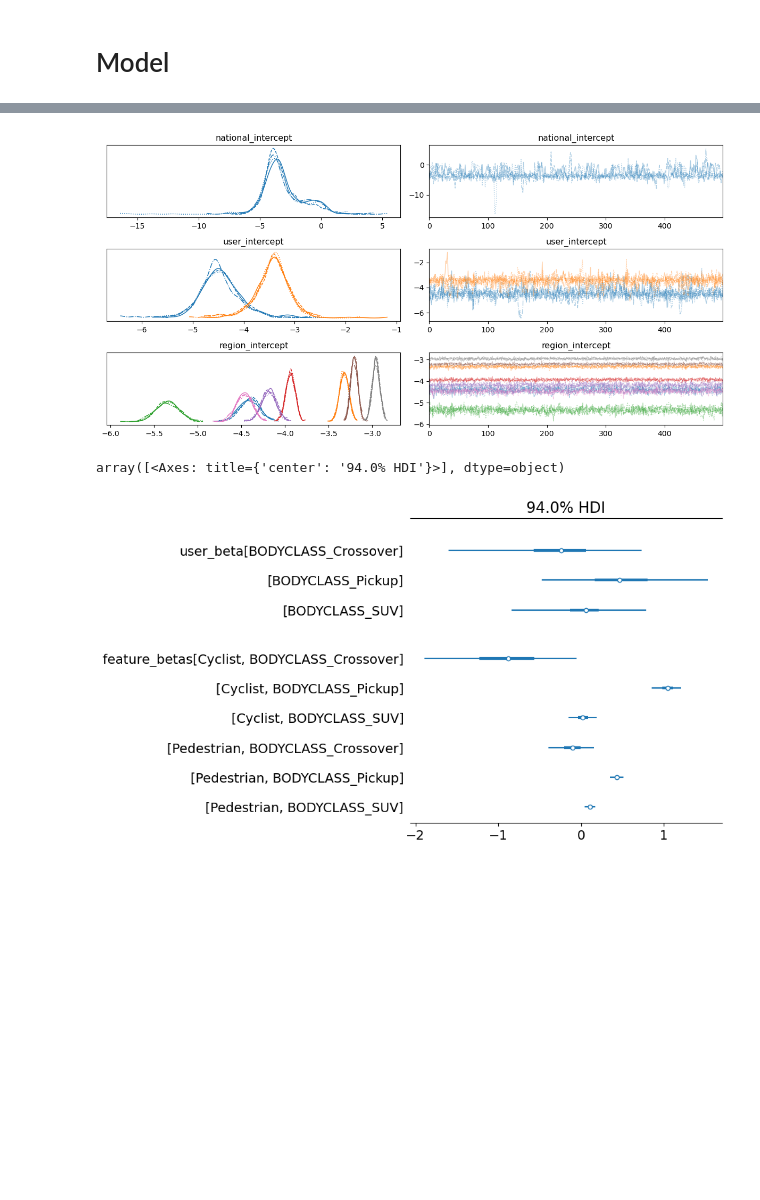
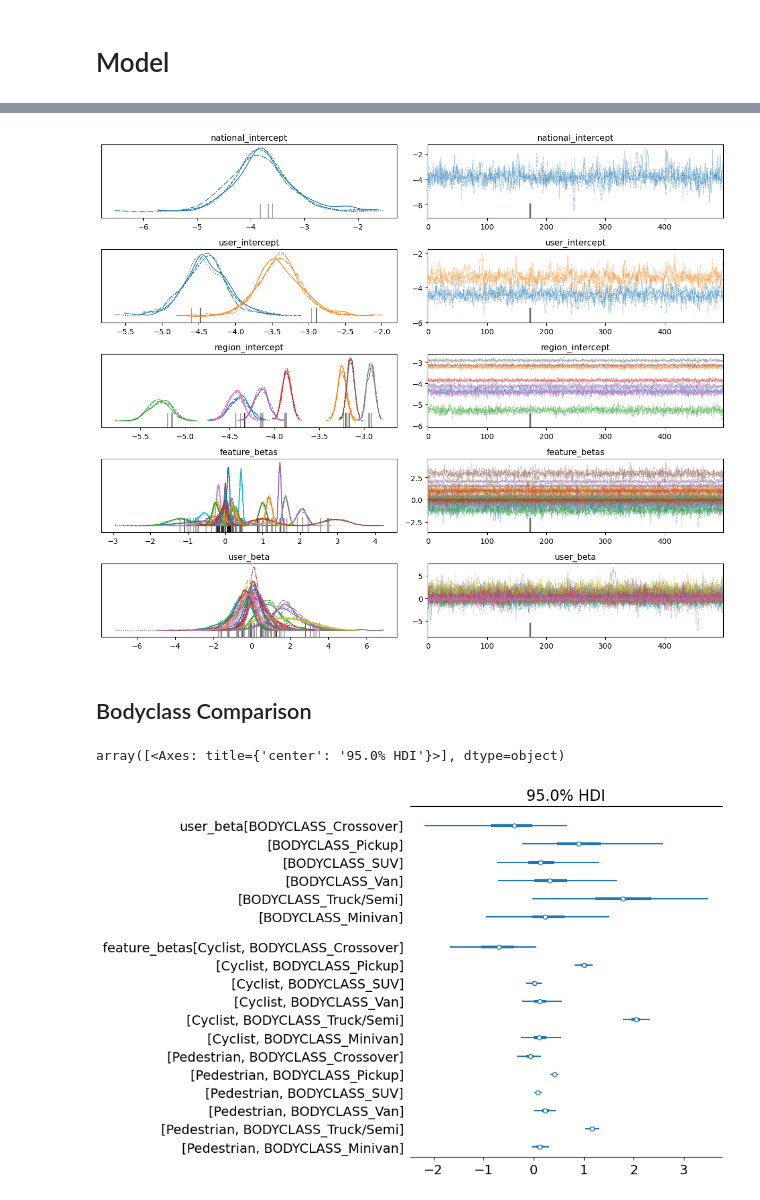
Before and after one commit to mcanearm/road_fatilities, a Jupyter notebook: analysis.ipynb, the cells around one changed output, grey strips where cells are left out. Drawn from its saved outputs; the diff is of its cells as text; code cells hidden in the pictures; blank space fills up the shorter version.

Commit message:
Add images and try HMC sampling to get latent sites

```diff
--- a/analysis.ipynb
+++ b/analysis.ipynb
@@ -305,6 +307,7 @@ controls_df = (
             "BODYCLASS",
             "CGP_merged",
             "ALCOHOL_INVOLVED",
+            "TRAV_SP",
         )
     )
 )
@@ -427,13 +430,16 @@ def model(X, weights=None, y=None):
         user_beta = numpyro.sample("user_beta", dist.Laplace(0, beta_sigma))
 
         with numpyro.plate("beta_ped_plate", 2):
-            beta_ped_var = numpyro.sample("beta_ped_var", dist.InverseGamma(1, 1))
             # allow separate betas for pedestrians and for cyclists to see if the effects
             # of safety features and the control variables are different
             # see if the overall effect differs based on the non-vehicle road user type
-            feature_betas = numpyro.sample(
-                "feature_betas", dist.Laplace(user_beta, beta_sigma)
+            weight_mat = numpyro.sample(
+                "weight_mat", dist.Laplace(user_beta, beta_sigma)
             )
+            inclusion_prob = numpyro.sample("inclusion_prob", dist.Beta(1, 1))
+            include = numpyro.sample("include", dist.Bernoulli(inclusion_prob))
+
+    feature_betas = numpyro.deterministic("feature_betas", include * weight_mat)
 
     beta_mat = feature_betas[is_pedestrian, ...]
     fit_features = jnp.sum(mult_features * beta_mat, axis=1)
@@ -453,5 +459,6 @@ numpyro.render_model(
 # %% [output]
 [drawing not drawn]
 # %%
-mcmc = numpyro.infer.MCMC(NUTS(model), num_warmup=500, num_samples=500, num_chains=4)
+# mcmc = numpyro.infer.MCMC(NUTS(model), num_warmup=500, num_samples=500, num_chains=4)
+mcmc = MCMC(MixedHMC(HMC(model, adapt_step_size=True)), num_warmup=500, num_samples=500, num_chains=4)
 mcmc.run(jax.random.PRNGKey(44), features, jnp.array(fit_data["WEIGHT"]), Y)
@@ -476,10 +489,27 @@ trace = az.from_numpyro(
 # %%
-az.plot_trace(trace, var_names=["national_intercept", "user_intercept", "region_intercept"], compact=True)
+az.plot_trace(trace, var_names=["national_intercept", "user_intercept", "region_intercept", "feature_betas", "user_beta"], compact=True)
 plt.tight_layout()
 # %% [output]
-[figure, old version]
+[figure, new version]
+# %% [markdown]
+## Bodyclass Comparison
 # %%
-az.plot_forest(trace, var_names=["user_beta", "feature_betas"], combined=True, coords={"feature": ["BODYCLASS_Crossover", "BODYCLASS_Pickup", "BODYCLASS_SUV"]})
+az.plot_forest(
+    trace,
+    var_names=["user_beta", "feature_betas"],
+    combined=True,
+    coords={
+        "feature": [
+            "BODYCLASS_Crossover",
+            "BODYCLASS_Pickup",
+            "BODYCLASS_SUV",
+            "BODYCLASS_Van",
+            "BODYCLASS_Truck/Semi",
+            "BODYCLASS_Minivan"
+        ]
+    },
+    hdi_prob=0.95
+)
 # %% [output]
-array([<Axes: title={'center': '94.0% HDI'}>], dtype=object)
+array([<Axes: title={'center': '95.0% HDI'}>], dtype=object)
-[figure, old version]
+[figure, new version]
```
Also changed, not shown: parts of 16 cells of this notebook, 6 other files.
